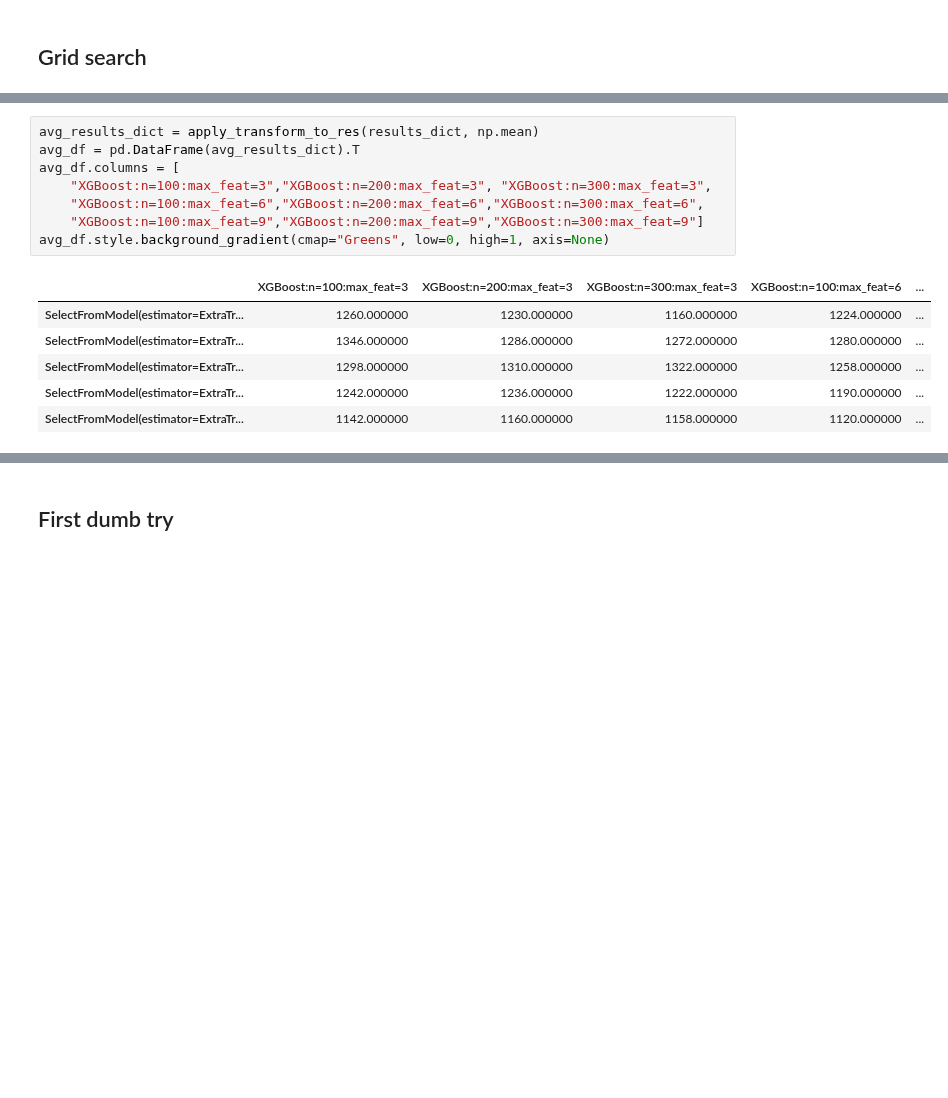
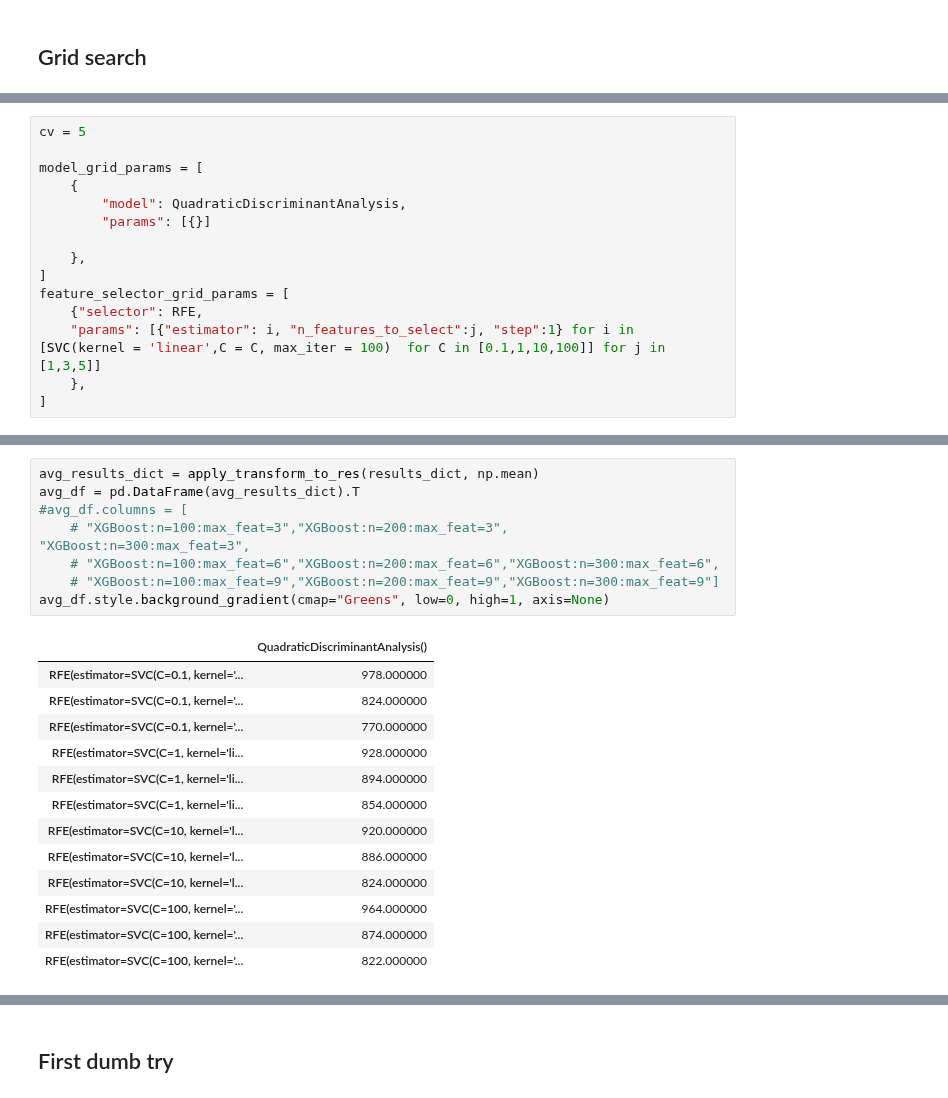
Before and after one commit to kozaka93/2024L-DSAdvancedML, a Jupyter notebook: projects/project2/group3/Narozniak_Czerwonski_Rucinski/codes/src/main_jedrzej.ipynb, the cells around one changed output, grey strips where cells are left out. Drawn from its saved outputs; the diff is of its cells as text; blank space fills up the shorter version.

```diff
--- a/projects/project2/group3/Narozniak_Czerwonski_Rucinski/codes/src/main_jedrzej.ipynb
+++ b/projects/project2/group3/Narozniak_Czerwonski_Rucinski/codes/src/main_jedrzej.ipynb
@@ -66,3 +50,18 @@ feature_selector_grid_params = [
+# %%
+cv = 5
+
+model_grid_params = [
+    {
+        "model": QuadraticDiscriminantAnalysis,
+        "params": [{}]
+
+    },
+]
+feature_selector_grid_params = [
+    {"selector": RFE,
+    "params": [{"estimator": i, "n_features_to_select":j, "step":1} for i in [SVC(kernel = 'linear',C = C, max_iter = 100)  for C in [0.1,1,10,100]] for j in [1,3,5]]
+    },
+]
 # %%
 results_dict = run_grid_search_cv(feature_selector_grid_params, model_grid_params, X, y, profit_scoring)
 # %% [output]
@@ -106,15 +190,22 @@ results_dict
 # %%
 avg_results_dict = apply_transform_to_res(results_dict, np.mean)
 avg_df = pd.DataFrame(avg_results_dict).T
-avg_df.columns = [
-    "XGBoost:n=100:max_feat=3","XGBoost:n=200:max_feat=3", "XGBoost:n=300:max_feat=3",
-    "XGBoost:n=100:max_feat=6","XGBoost:n=200:max_feat=6","XGBoost:n=300:max_feat=6",
-    "XGBoost:n=100:max_feat=9","XGBoost:n=200:max_feat=9","XGBoost:n=300:max_feat=9"]
+#avg_df.columns = [
+    # "XGBoost:n=100:max_feat=3","XGBoost:n=200:max_feat=3", "XGBoost:n=300:max_feat=3",
+    # "XGBoost:n=100:max_feat=6","XGBoost:n=200:max_feat=6","XGBoost:n=300:max_feat=6",
+    # "XGBoost:n=100:max_feat=9","XGBoost:n=200:max_feat=9","XGBoost:n=300:max_feat=9"]
 avg_df.style.background_gradient(cmap="Greens", low=0, high=1, axis=None)
 # %% [output]
-|  | XGBoost:n=100:max_feat=3 | XGBoost:n=200:max_feat=3 | XGBoost:n=300:max_feat=3 | XGBoost:n=100:max_feat=6 | ... |
-| SelectFromModel(estimator=ExtraTr... | 1260.000000 | 1230.000000 | 1160.000000 | 1224.000000 | ... |
-| SelectFromModel(estimator=ExtraTr... | 1346.000000 | 1286.000000 | 1272.000000 | 1280.000000 | ... |
-| SelectFromModel(estimator=ExtraTr... | 1298.000000 | 1310.000000 | 1322.000000 | 1258.000000 | ... |
-| SelectFromModel(estimator=ExtraTr... | 1242.000000 | 1236.000000 | 1222.000000 | 1190.000000 | ... |
-| SelectFromModel(estimator=ExtraTr... | 1142.000000 | 1160.000000 | 1158.000000 | 1120.000000 | ... |
+|  | QuadraticDiscriminantAnalysis() |
+| RFE(estimator=SVC(C=0.1, kernel='... | 978.000000 |
+| RFE(estimator=SVC(C=0.1, kernel='... | 824.000000 |
+| RFE(estimator=SVC(C=0.1, kernel='... | 770.000000 |
+| RFE(estimator=SVC(C=1, kernel='li... | 928.000000 |
+| RFE(estimator=SVC(C=1, kernel='li... | 894.000000 |
+| RFE(estimator=SVC(C=1, kernel='li... | 854.000000 |
+| RFE(estimator=SVC(C=10, kernel='l... | 920.000000 |
+| RFE(estimator=SVC(C=10, kernel='l... | 886.000000 |
+| RFE(estimator=SVC(C=10, kernel='l... | 824.000000 |
+| RFE(estimator=SVC(C=100, kernel='... | 964.000000 |
+| RFE(estimator=SVC(C=100, kernel='... | 874.000000 |
+| RFE(estimator=SVC(C=100, kernel='... | 822.000000 |
```
Also changed, not shown: parts of 11 cells of this notebook, 2 other files.
